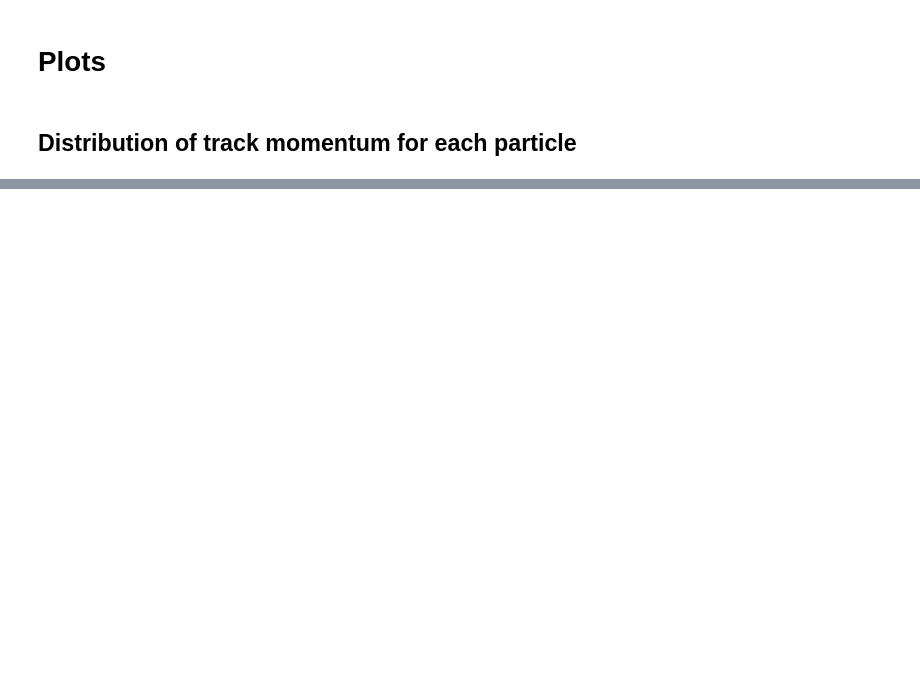
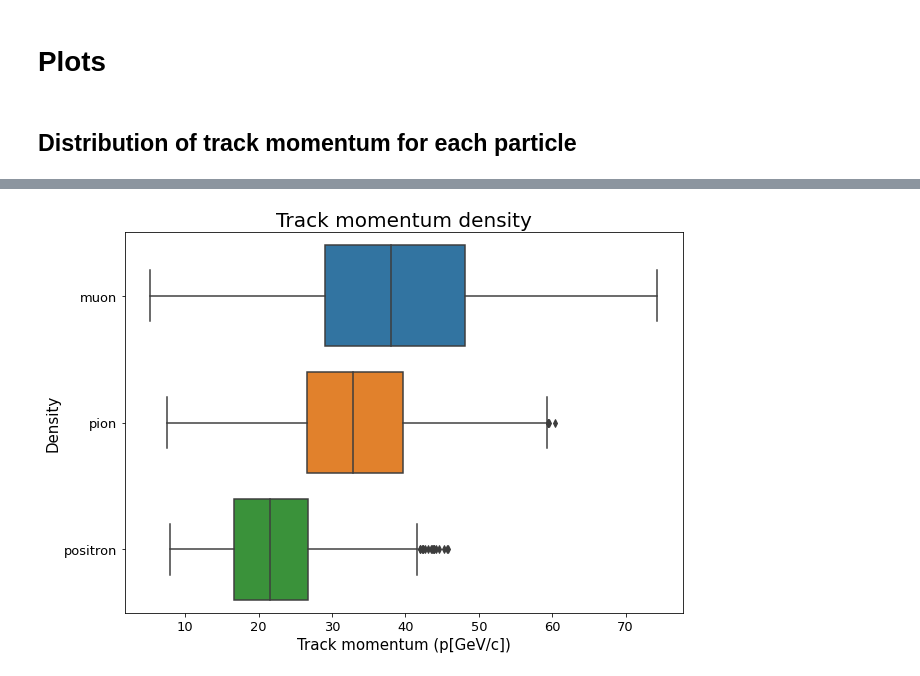
Before and after one commit to TRIUMF-Capstone2022/richai, a Jupyter notebook: notebooks/Exploratory_data_analysis.ipynb, the cells around one changed output, grey strips where cells are left out. Cells and saved outputs as stored; diff of their text form; code cells hidden in the pictures; blank space fills up the shorter version.

```diff
--- a/notebooks/Exploratory_data_analysis.ipynb
+++ b/notebooks/Exploratory_data_analysis.ipynb
@@ -111,0 +124,11 @@ Text(0.5, 0, 'Track momentum')
+# %%
+plt.figure(figsize=(10, 7))
+sns.boxplot(data=df, x="track_momentum", y="class", palette="tab10")
+plt.title("Track momentum density", fontsize=20)
+plt.xlabel("Track momentum (p[GeV/c])", fontsize=15);
+plt.ylabel("Density", fontsize=15);
+plt.xticks(fontsize=13)
+plt.yticks(fontsize=13)
+plt.show()
+# %% [output]
+[figure, added]
```
Also changed, not shown: parts of 13 cells of this notebook.
